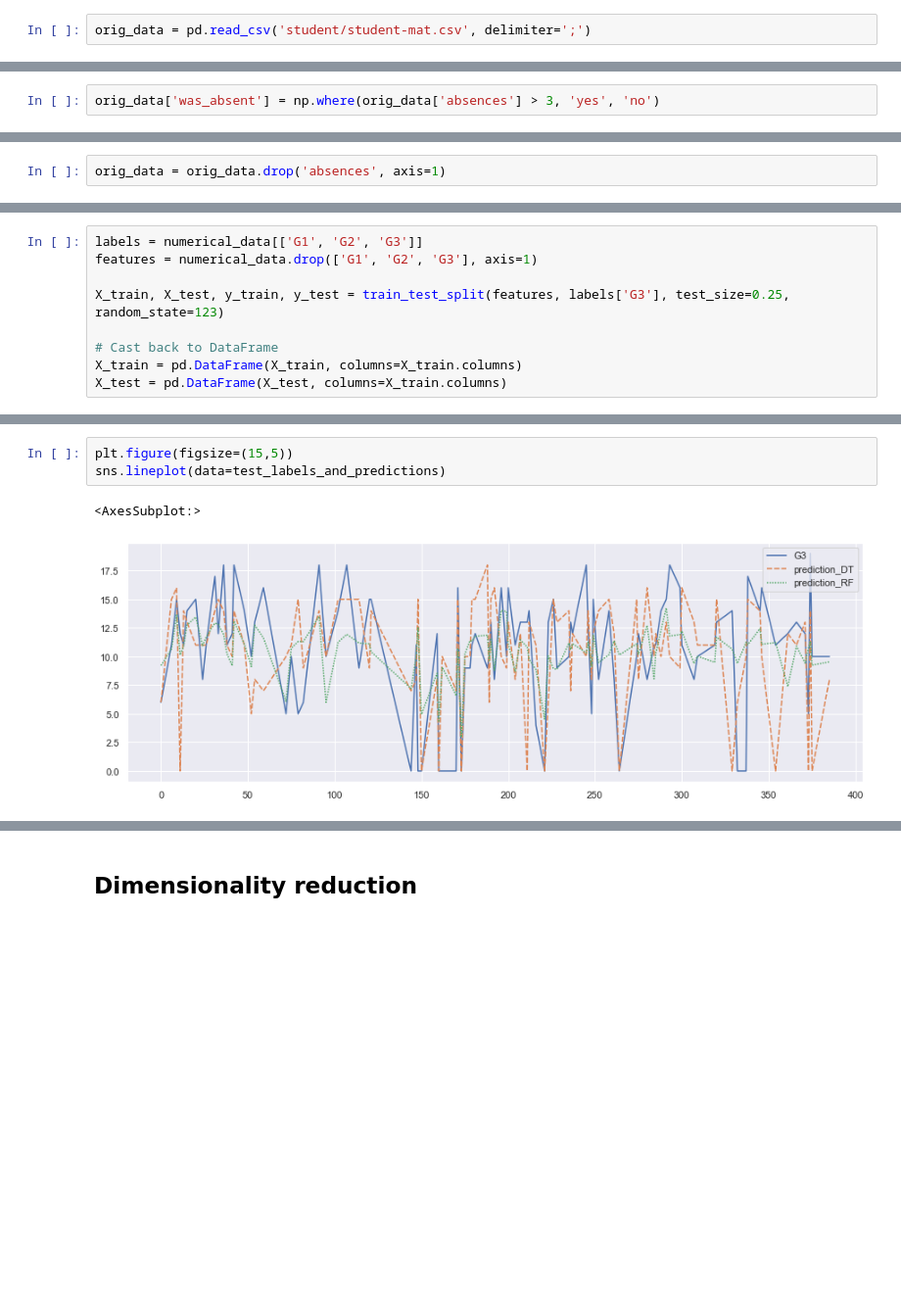
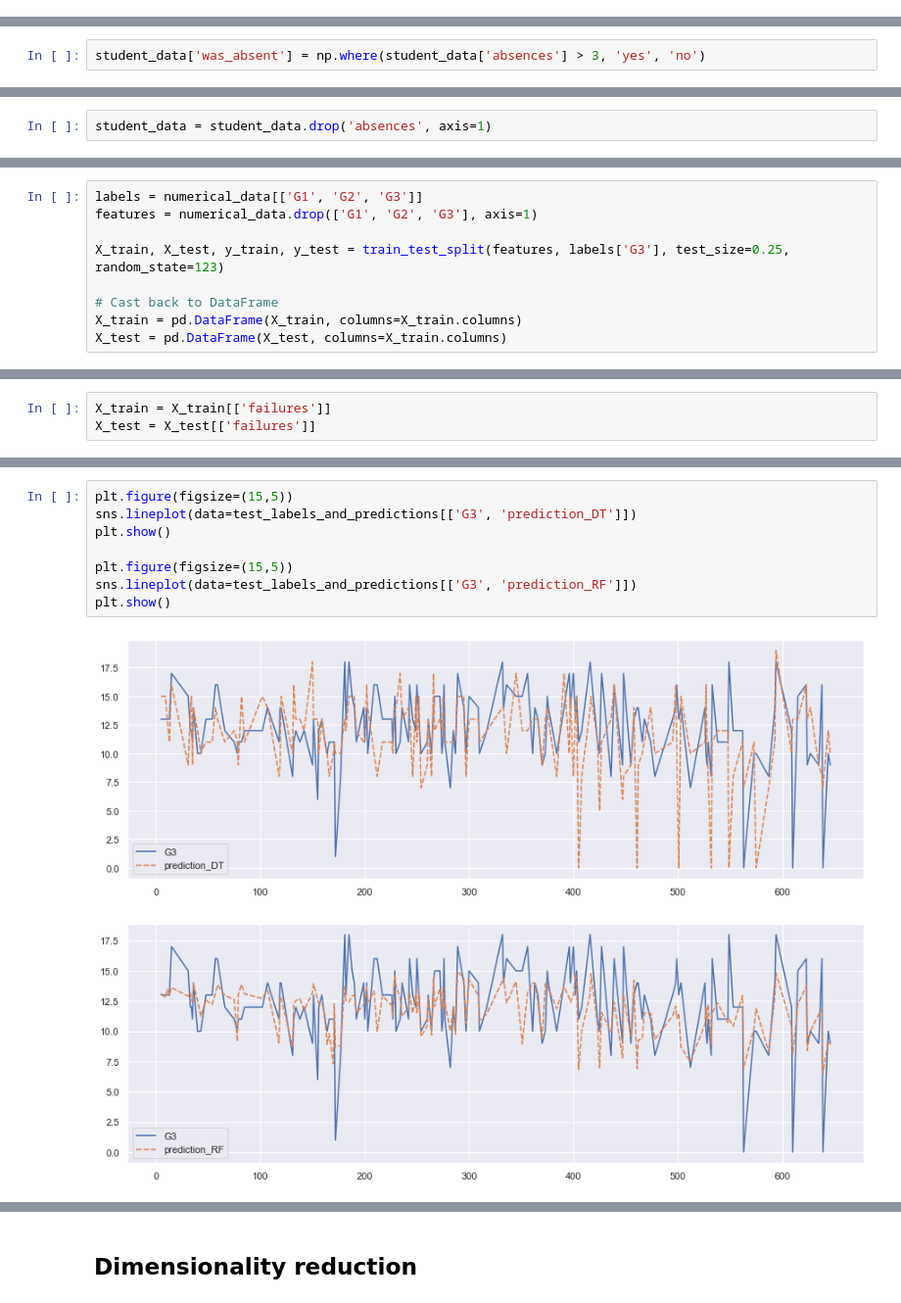
Before and after one commit to ldims/data-analysis, a Jupyter notebook: Exercises.ipynb, the cells around one changed output, grey strips where cells are left out. Shown at 98% size. Cells and saved outputs as stored; diff of their text form; blank space fills up the shorter version.

```diff
--- a/Exercises.ipynb
+++ b/Exercises.ipynb
@@ -55,2 +71,0 @@ Feature ID| Feature Name |Description | Type | Values
-# %%
-orig_data = pd.read_csv('student/student-mat.csv', delimiter=';')
@@ -113,3 +260,3 @@ array(['yes', 'yes', 'yes', 'no', 'yes', 'yes', 'no', 'yes', 'no', 'no',
 # %%
-orig_data['was_absent'] = np.where(orig_data['absences'] > 3, 'yes', 'no')
+student_data['was_absent'] = np.where(student_data['absences'] > 3, 'yes', 'no')
 # %%
@@ -122,2 +279,2 @@ dtype: int64
 # %%
-orig_data = orig_data.drop('absences', axis=1)
+student_data = student_data.drop('absences', axis=1)
@@ -266 +392,4 @@ X_train.head()
 5 rows × 39 columns
+# %%
+X_train = X_train[['failures']]
+X_test = X_test[['failures']]
@@ -310,6 +448,11 @@ test_labels_and_predictions
 # %%
 plt.figure(figsize=(15,5))
-sns.lineplot(data=test_labels_and_predictions)
+sns.lineplot(data=test_labels_and_predictions[['G3', 'prediction_DT']])
+plt.show()
+
+plt.figure(figsize=(15,5))
+sns.lineplot(data=test_labels_and_predictions[['G3', 'prediction_RF']])
+plt.show()
 # %% [output]
-<AxesSubplot:>
-[figure, old version]
+[figure, new version]
+[figure, added]
```
Also changed, not shown: parts of 61 cells of this notebook.
